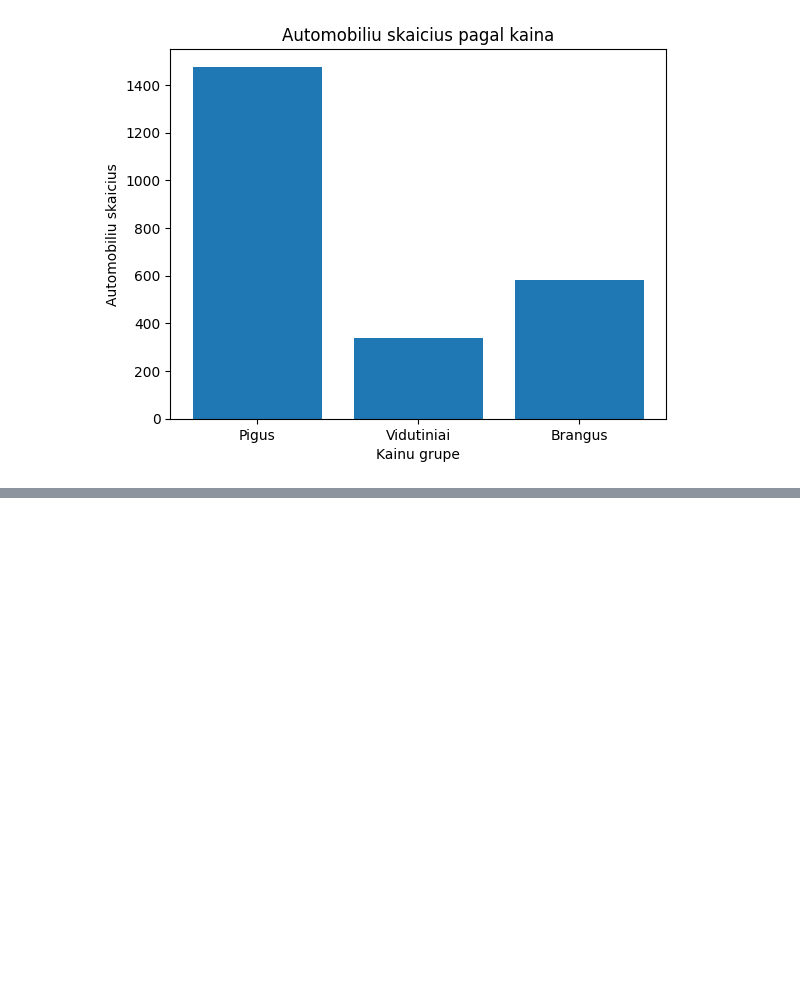
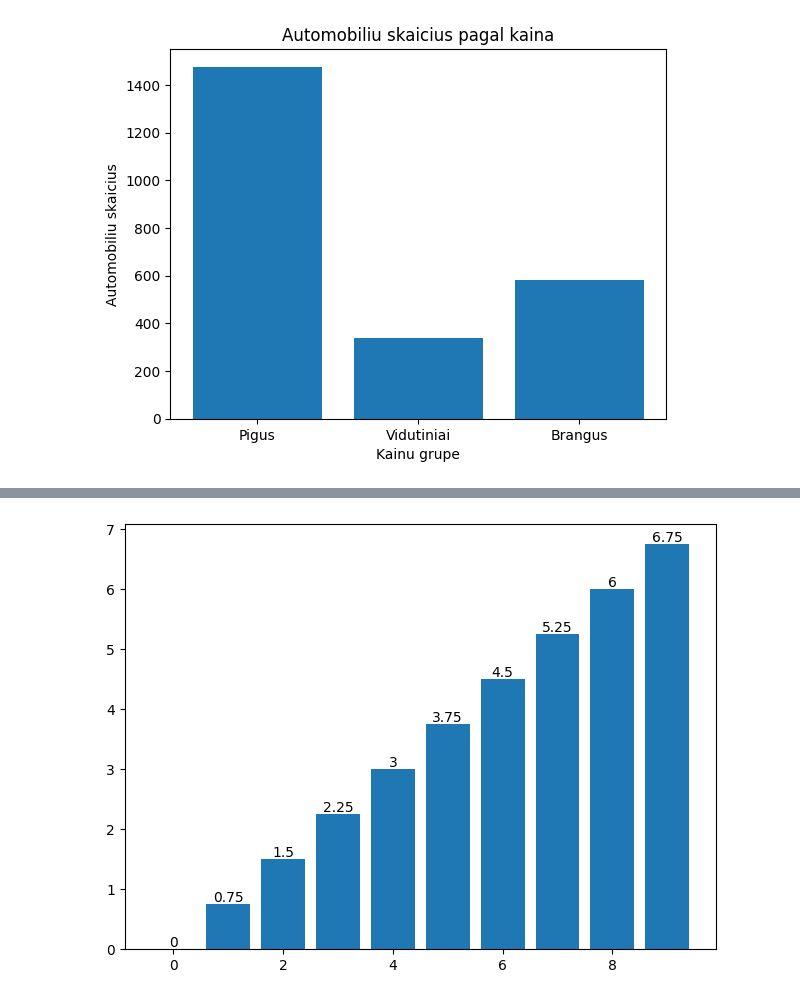
Before and after one commit to Vatakill/JupyterNotebooksR, a Jupyter notebook: pandos.ipynb, the cells around one changed output, grey strips where cells are left out. Saved outputs shown, nothing was run; the diff lists cells and outputs as text; code cells hidden in the pictures; blank space fills up the shorter version.

```diff
--- a/pandos.ipynb
+++ b/pandos.ipynb
@@ -1243,0 +1676,13 @@ print(ilg)
+# %%
+x=np.arange(0, 10) # ? - list with labels
+fig, axis = plt.subplots()
+#plotting code:
+P = axis.bar(x, x*0.75)
+axis.bar_label(P)
+
+#axis.legend(loc='best')
+#axis.ticklabel_format(style='plain')
+fig.tight_layout()
+plt.show()
+# %% [output]
+[figure, added]
```
Also changed, not shown: parts of 100 cells of this notebook, 8 other files.
